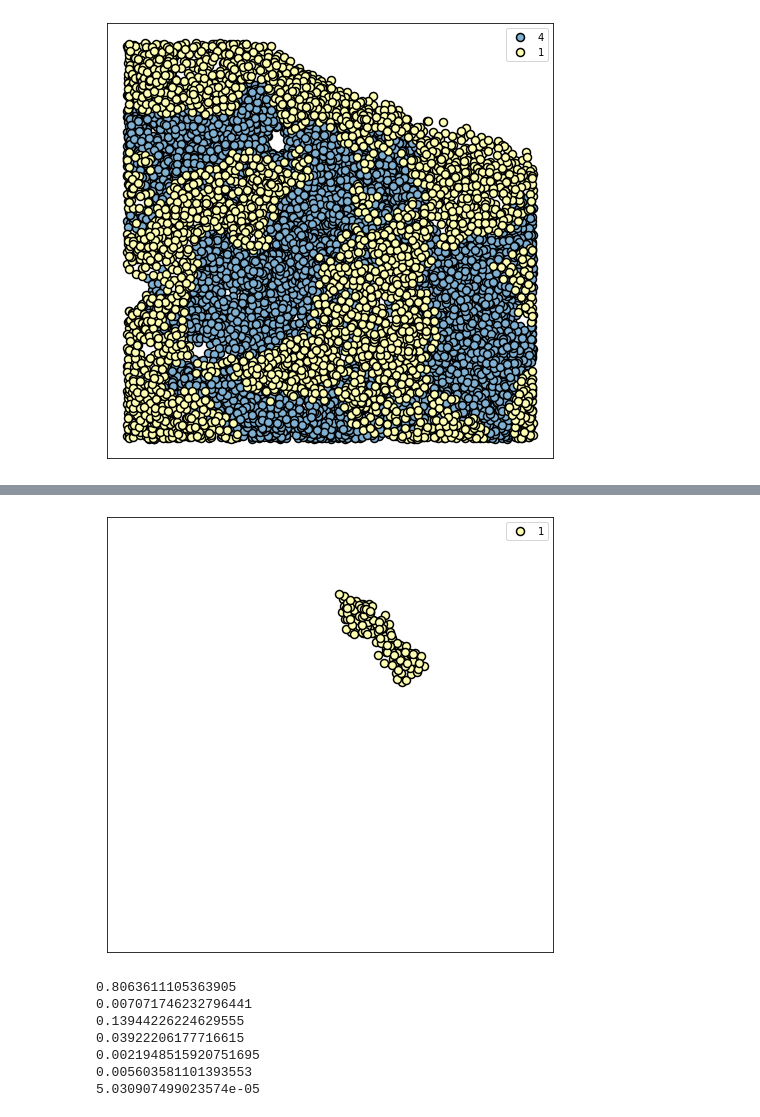
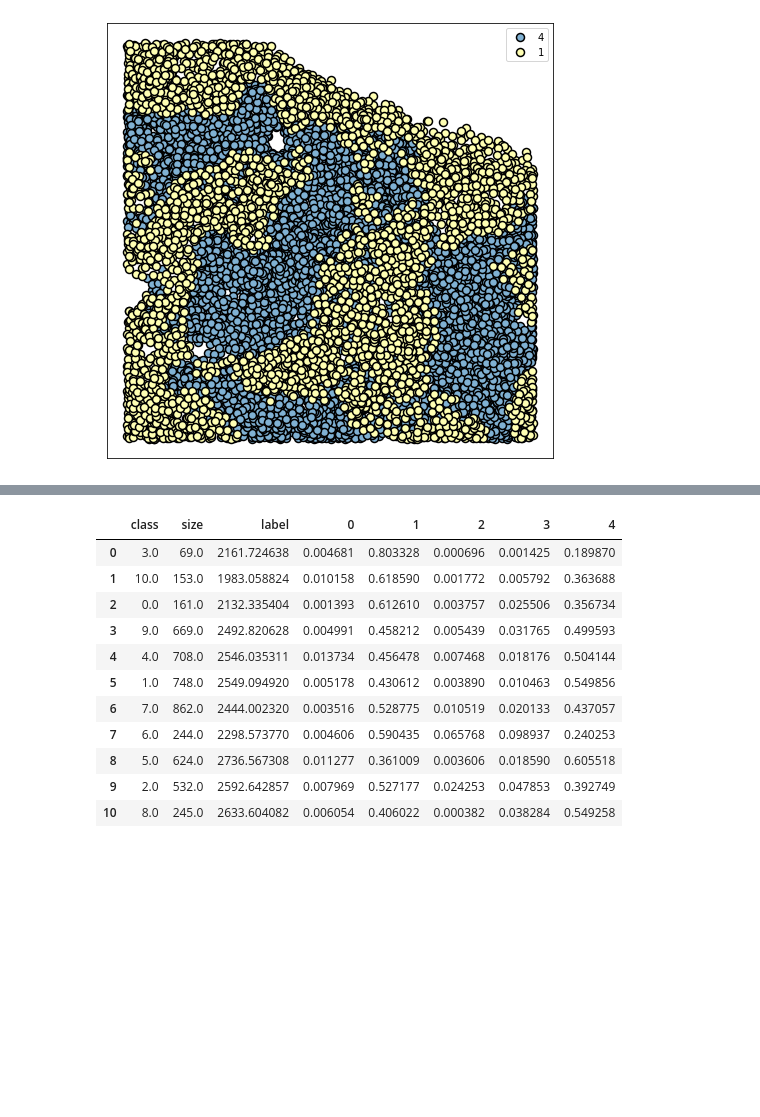
Before and after one commit to microfluidix/HMRF, a Jupyter notebook: Examples/test_hmrf_single_cell.ipynb, the cells around one changed output, grey strips where cells are left out. Drawn from its saved outputs; the diff is of its cells as text; code cells hidden in the pictures; blank space fills up the shorter version.

```diff
--- a/Examples/test_hmrf_single_cell.ipynb
+++ b/Examples/test_hmrf_single_cell.ipynb
@@ -106,2 +66,10 @@ G = graph_generation_func.generate_voronoi_graph(spheroid, cell_descriptors = de
+# %%
+color_list = [plt.cm.Set3(i) for i in range(n_colors)]
+cell_class = nx.get_node_attributes(G, 'cell_type')
+
+for node in G.nodes:
+
+    nx.set_node_attributes(G, {node:color_list[cell_class[node]]}, 'color')
+    nx.set_node_attributes(G, {node:cell_class[node]}, 'legend')
 # %%
 graphplot.scatter_plot_2D(G,
@@ -182,11 +123,0 @@ S = [dividing_cells_graph.subgraph(c).copy() for c in nx.connected_components(di
-# %%
-graphplot.scatter_plot_2D(S[1],
-                scatterpoint_size = 8,
-                alpha_line = 0.1,
-                legend = True,
-                figsize = (8,8),
-                lims = ((-20,1050), (-20,1050)))
-
-plt.savefig('class_1_connected_component.pdf')
-# %% [output]
-[figure, removed]
@@ -244,17 +165,16 @@ latent_probability_region_properties_prop.to_csv('latent_probability_region_prop
-# %%
-latent_probability_region_properties_prop = latent_probability_region_properties.copy()
-
-for celltype in cell_type_decoder:
-
-    print(((latent_probability_region_properties[celltype]*latent_probability_region_properties['size'])/latent_probability_region_properties['size'].sum()).sum())
-
-    latent_probability_region_properties_prop[celltype] /= ((latent_probability_region_properties[celltype]*latent_probability_region_properties['size'])/latent_probability_region_properties['size'].sum()).sum()
-# %% [output]
-0.8063611105363905
-0.007071746232796441
-0.13944226224629555
-0.03922206177716615
-0.0021948515920751695
-0.005603581101393553
-5.030907499023574e-05
+# %%
+get_latent_probability_region_properties(latent_probability_field_properties)
+# %% [output]
+|  | class | size | label | 0 | 1 | 2 | 3 | 4 |
+| 0 | 3.0 | 69.0 | 2161.724638 | 0.004681 | 0.803328 | 0.000696 | 0.001425 | 0.189870 |
+| 1 | 10.0 | 153.0 | 1983.058824 | 0.010158 | 0.618590 | 0.001772 | 0.005792 | 0.363688 |
+| 2 | 0.0 | 161.0 | 2132.335404 | 0.001393 | 0.612610 | 0.003757 | 0.025506 | 0.356734 |
+| 3 | 9.0 | 669.0 | 2492.820628 | 0.004991 | 0.458212 | 0.005439 | 0.031765 | 0.499593 |
+| 4 | 4.0 | 708.0 | 2546.035311 | 0.013734 | 0.456478 | 0.007468 | 0.018176 | 0.504144 |
+| 5 | 1.0 | 748.0 | 2549.094920 | 0.005178 | 0.430612 | 0.003890 | 0.010463 | 0.549856 |
+| 6 | 7.0 | 862.0 | 2444.002320 | 0.003516 | 0.528775 | 0.010519 | 0.020133 | 0.437057 |
+| 7 | 6.0 | 244.0 | 2298.573770 | 0.004606 | 0.590435 | 0.065768 | 0.098937 | 0.240253 |
+| 8 | 5.0 | 624.0 | 2736.567308 | 0.011277 | 0.361009 | 0.003606 | 0.018590 | 0.605518 |
+| 9 | 2.0 | 532.0 | 2592.642857 | 0.007969 | 0.527177 | 0.024253 | 0.047853 | 0.392749 |
+| 10 | 8.0 | 245.0 | 2633.604082 | 0.006054 | 0.406022 | 0.000382 | 0.038284 | 0.549258 |
 # %%
```
Also changed, not shown: parts of 24 cells of this notebook, 6 other files.
